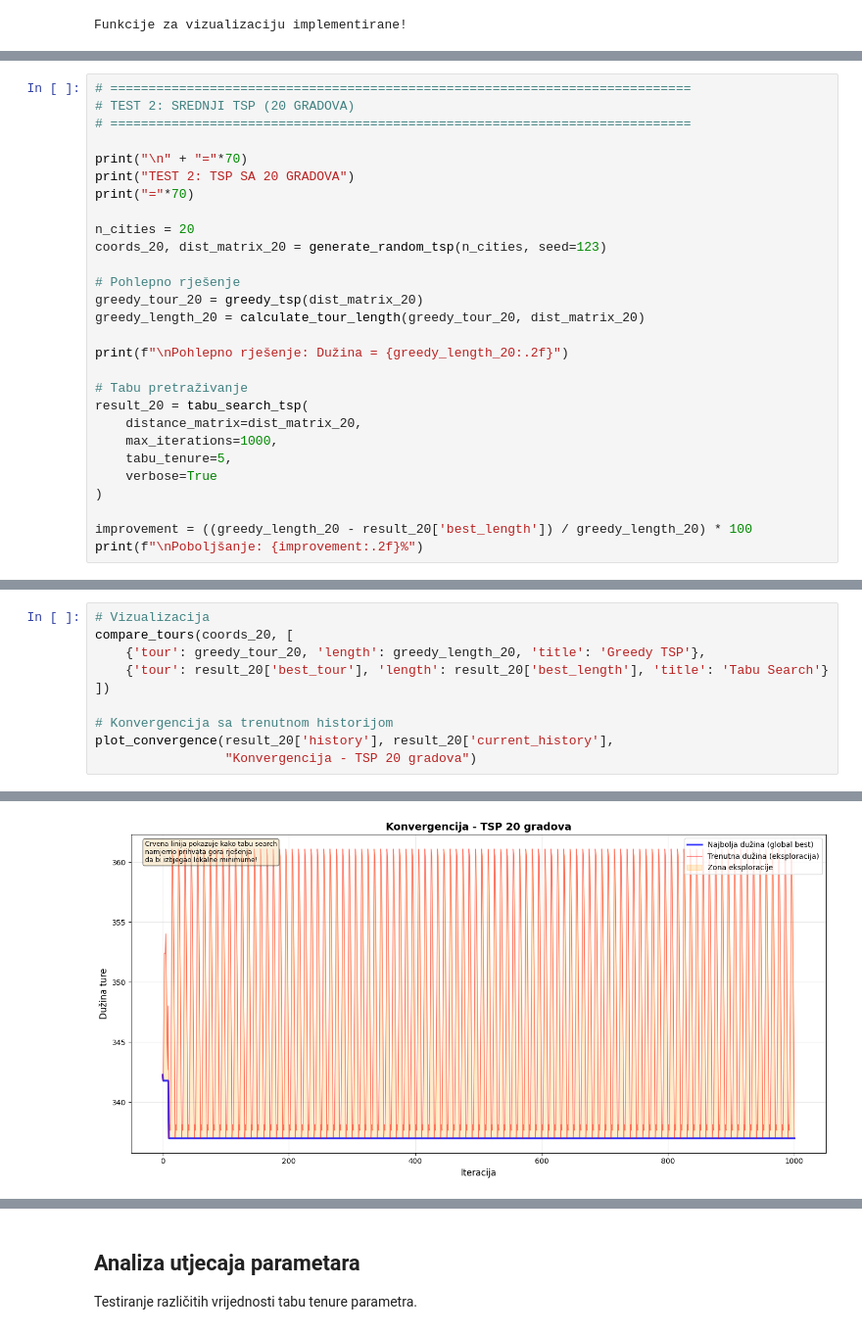
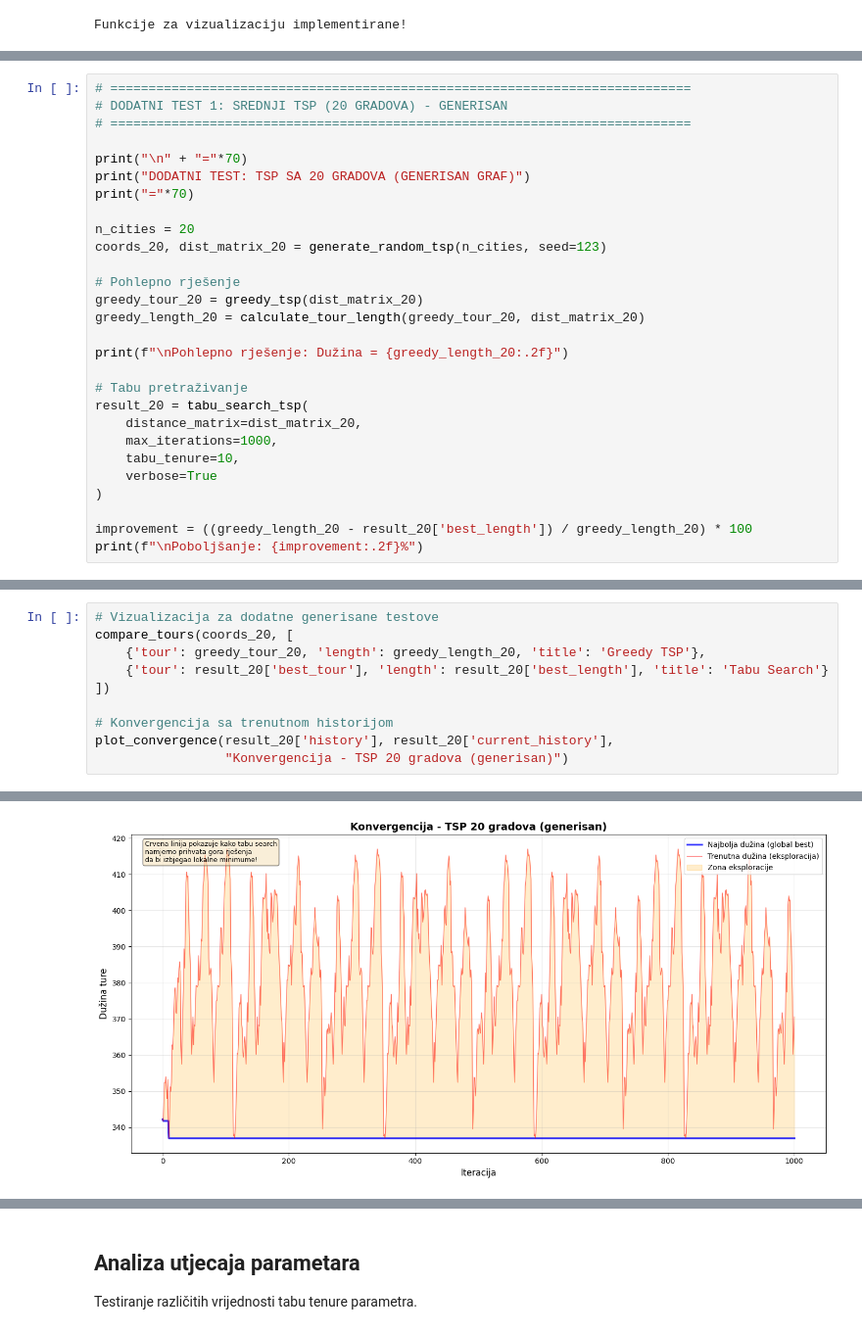
Before and after one commit to hhrnjic1/optimizacija_resursa_labovi, a Jupyter notebook: Lab10.ipynb, the cells around one changed output, grey strips where cells are left out. Shown at 98% size. Saved outputs shown, nothing was run; the diff lists cells and outputs as text.

```diff
--- a/Lab10.ipynb
+++ b/Lab10.ipynb
@@ -633,10 +891,10 @@ plot_convergence(result_10['history'], result_10['current_history'],
 # %%
 # ============================================================================
-# TEST 2: SREDNJI TSP (20 GRADOVA)
+# DODATNI TEST 1: SREDNJI TSP (20 GRADOVA) - GENERISAN
 # ============================================================================
 
 print("\n" + "="*70)
-print("TEST 2: TSP SA 20 GRADOVA")
+print("DODATNI TEST: TSP SA 20 GRADOVA (GENERISAN GRAF)")
 print("="*70)
 
 n_cities = 20
@@ -652,7 +910,7 @@ print(f"\nPohlepno rješenje: Dužina = {greedy_length_20:.2f}")
 result_20 = tabu_search_tsp(
     distance_matrix=dist_matrix_20,
     max_iterations=1000,
-    tabu_tenure=5,
+    tabu_tenure=10,
     verbose=True
 )
 
@@ -677,16 +935,16 @@ Maksimalan broj iteracija: 1000
 
 Poboljšanje: 1.54%
 # %%
-# Vizualizacija
+# Vizualizacija za dodatne generisane testove
 compare_tours(coords_20, [
     {'tour': greedy_tour_20, 'length': greedy_length_20, 'title': 'Greedy TSP'},
     {'tour': result_20['best_tour'], 'length': result_20['best_length'], 'title': 'Tabu Search'}
 ])
 
 # Konvergencija sa trenutnom historijom
 plot_convergence(result_20['history'], result_20['current_history'],
-                 "Konvergencija - TSP 20 gradova")
+                 "Konvergencija - TSP 20 gradova (generisan)")
 # %% [output]
 [figure]
-[figure, old version]
+[figure, new version]
 # %% [markdown]
```
Also changed, not shown: parts of 13 cells of this notebook, 1 other file.
